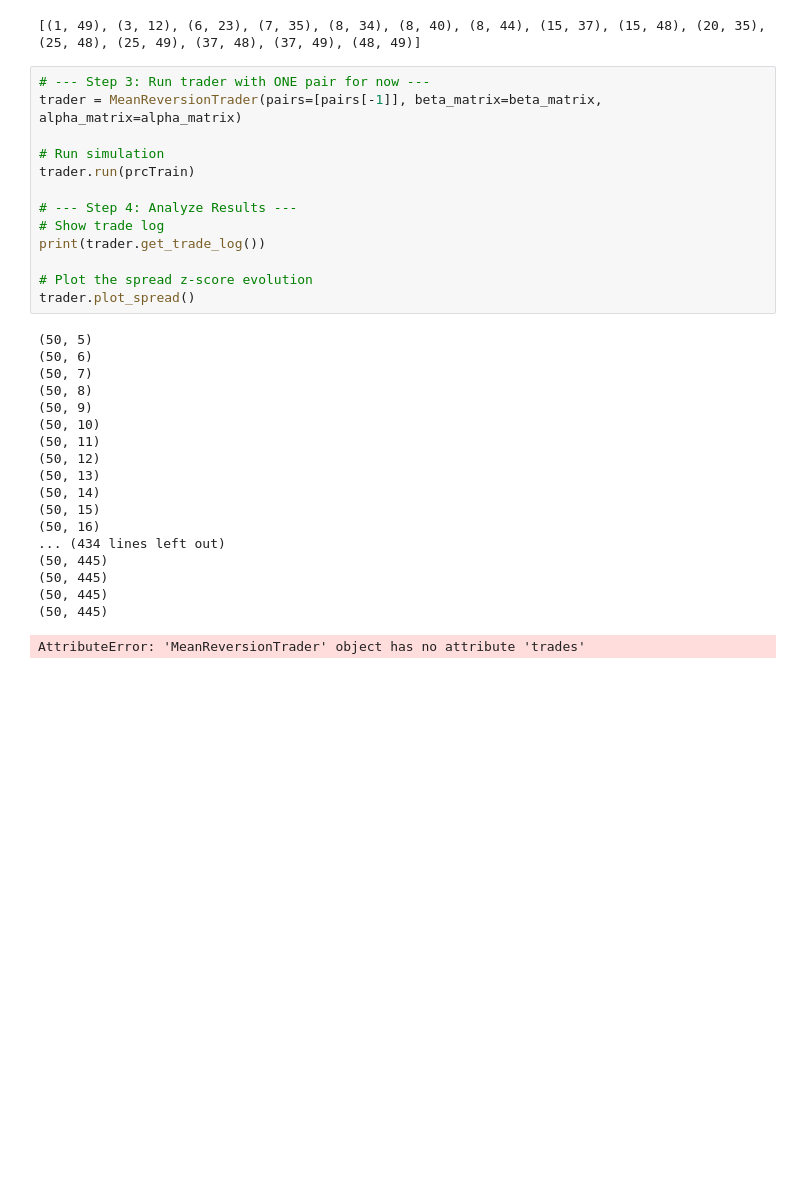
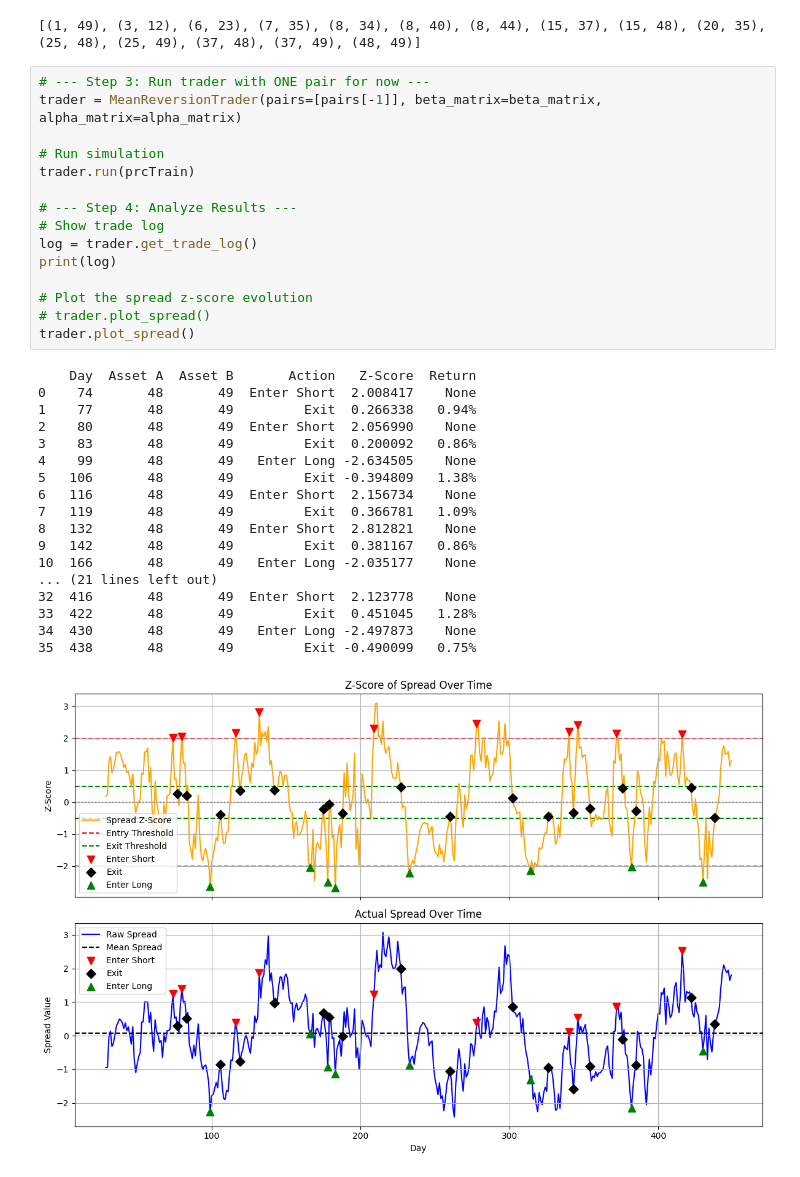
Before and after one commit to Marques-079/2025-algothon, a Jupyter notebook: testing_algs.ipynb, the cells around one changed output. Drawn from its saved outputs; the diff is of its cells as text; blank space fills up the shorter version.

Commit message:
mean reversion alg logging added

```diff
--- a/testing_algs.ipynb
+++ b/testing_algs.ipynb
@@ -35,32 +35,34 @@ if __name__ == "__main__":
 # %%
 # --- Step 3: Run trader with ONE pair for now ---
 trader = MeanReversionTrader(pairs=[pairs[-1]], beta_matrix=beta_matrix, alpha_matrix=alpha_matrix)
 
 # Run simulation
 trader.run(prcTrain)
 
 # --- Step 4: Analyze Results ---
 # Show trade log
-print(trader.get_trade_log())
+log = trader.get_trade_log()
+print(log)
 
 # Plot the spread z-score evolution
+# trader.plot_spread()
 trader.plot_spread()
 # %% [output]
-(50, 5)
-(50, 6)
-(50, 7)
-(50, 8)
-(50, 9)
-(50, 10)
-(50, 11)
-(50, 12)
-(50, 13)
-(50, 14)
-(50, 15)
-(50, 16)
-... (434 lines left out)
-(50, 445)
-(50, 445)
-(50, 445)
-(50, 445)
+    Day  Asset A  Asset B       Action   Z-Score  Return
+0    74       48       49  Enter Short  2.008417    None
+1    77       48       49         Exit  0.266338   0.94%
+2    80       48       49  Enter Short  2.056990    None
+3    83       48       49         Exit  0.200092   0.86%
+4    99       48       49   Enter Long -2.634505    None
+5   106       48       49         Exit -0.394809   1.38%
+6   116       48       49  Enter Short  2.156734    None
+7   119       48       49         Exit  0.366781   1.09%
+8   132       48       49  Enter Short  2.812821    None
+9   142       48       49         Exit  0.381167   0.86%
+10  166       48       49   Enter Long -2.035177    None
+... (21 lines left out)
+32  416       48       49  Enter Short  2.123778    None
+33  422       48       49         Exit  0.451045   1.28%
+34  430       48       49   Enter Long -2.497873    None
+35  438       48       49         Exit -0.490099   0.75%
-AttributeError: 'MeanReversionTrader' object has no attribute 'trades'
+[figure, added]
```
Also changed, not shown: parts of 2 cells of this notebook, 3 other files.
